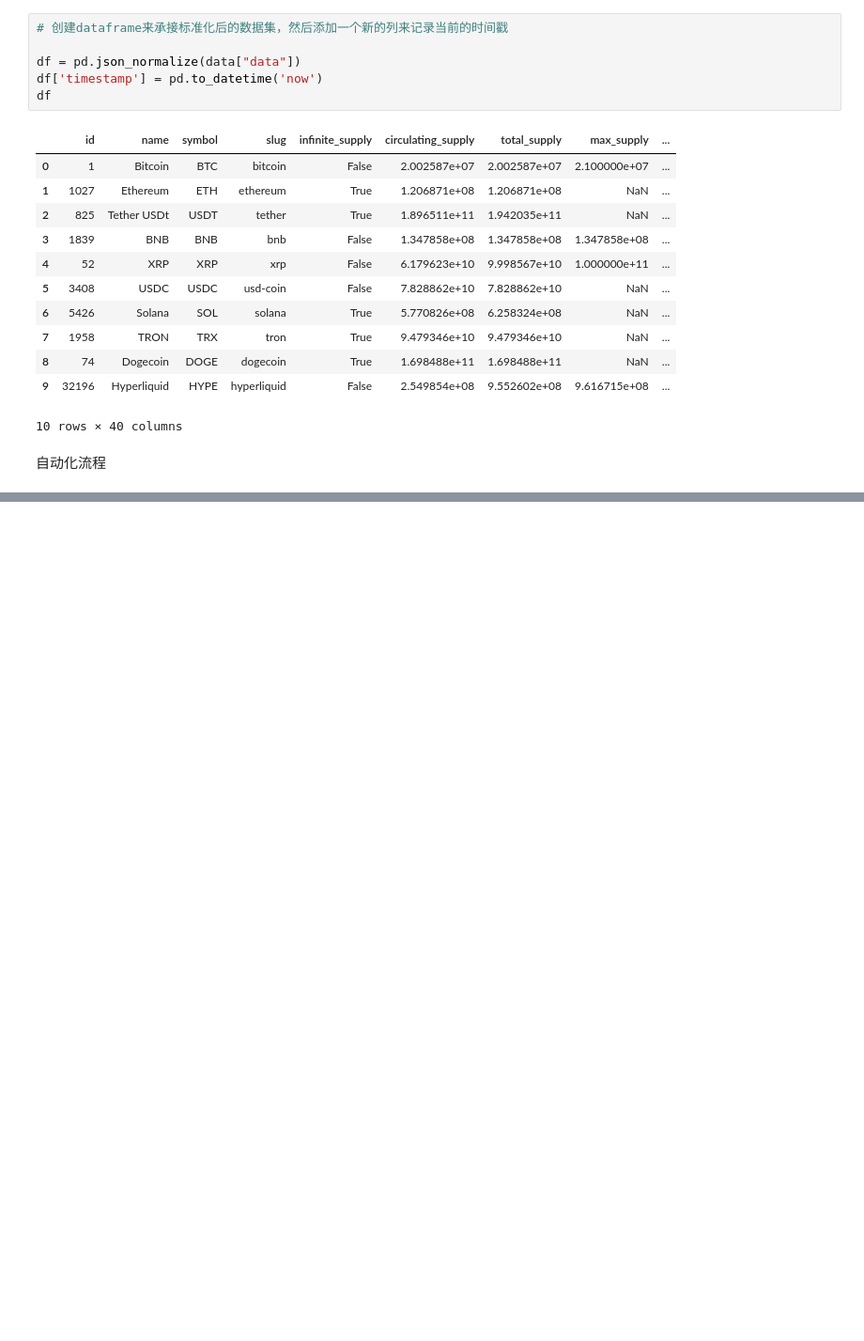
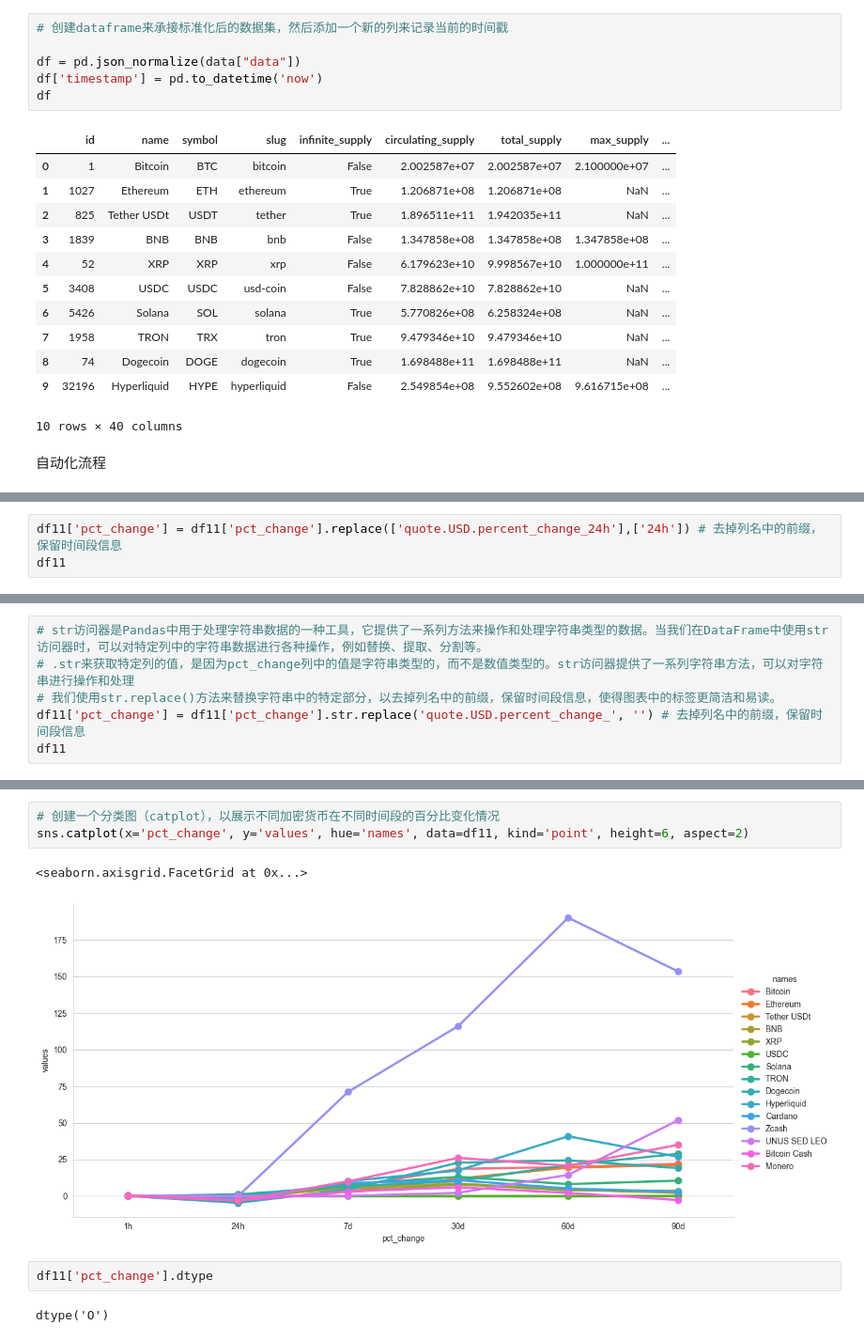
Before and after one commit to zinugamer/dataprojects, a Jupyter notebook: API_Project/API_Test.ipynb, the cells around one changed output, grey strips where cells are left out. Shown at 94% size. Cells and saved outputs as stored; diff of their text form; blank space fills up the shorter version.

```diff
--- a/API_Project/API_Test.ipynb
+++ b/API_Project/API_Test.ipynb
@@ -173,0 +449,3 @@ df
+# %%
+df11['pct_change'] = df11['pct_change'].replace(['quote.USD.percent_change_24h'],['24h']) # 去掉列名中的前缀，保留时间段信息
+df11
@@ -173,0 +476,6 @@ df
+# %%
+# str访问器是Pandas中用于处理字符串数据的一种工具，它提供了一系列方法来操作和处理字符串类型的数据。当我们在DataFrame中使用str访问器时，可以对特定列中的字符串数据进行各种操作，例如替换、提取、分割等。
+# .str来获取特定列的值，是因为pct_change列中的值是字符串类型的，而不是数值类型的。str访问器提供了一系列字符串方法，可以对字符串进行操作和处理
+# 我们使用str.replace()方法来替换字符串中的特定部分，以去掉列名中的前缀，保留时间段信息，使得图表中的标签更简洁和易读。
+df11['pct_change'] = df11['pct_change'].str.replace('quote.USD.percent_change_', '') # 去掉列名中的前缀，保留时间段信息
+df11
@@ -173,0 +500,10 @@ df
+# %%
+# 创建一个分类图（catplot），以展示不同加密货币在不同时间段的百分比变化情况
+sns.catplot(x='pct_change', y='values', hue='names', data=df11, kind='point', height=6, aspect=2)
+# %% [output]
+<seaborn.axisgrid.FacetGrid at 0x...>
+[figure, added]
+# %%
+df11['pct_change'].dtype
+# %% [output]
+dtype('O')
```
Also changed, not shown: parts of 31 cells of this notebook, 24 other files.
